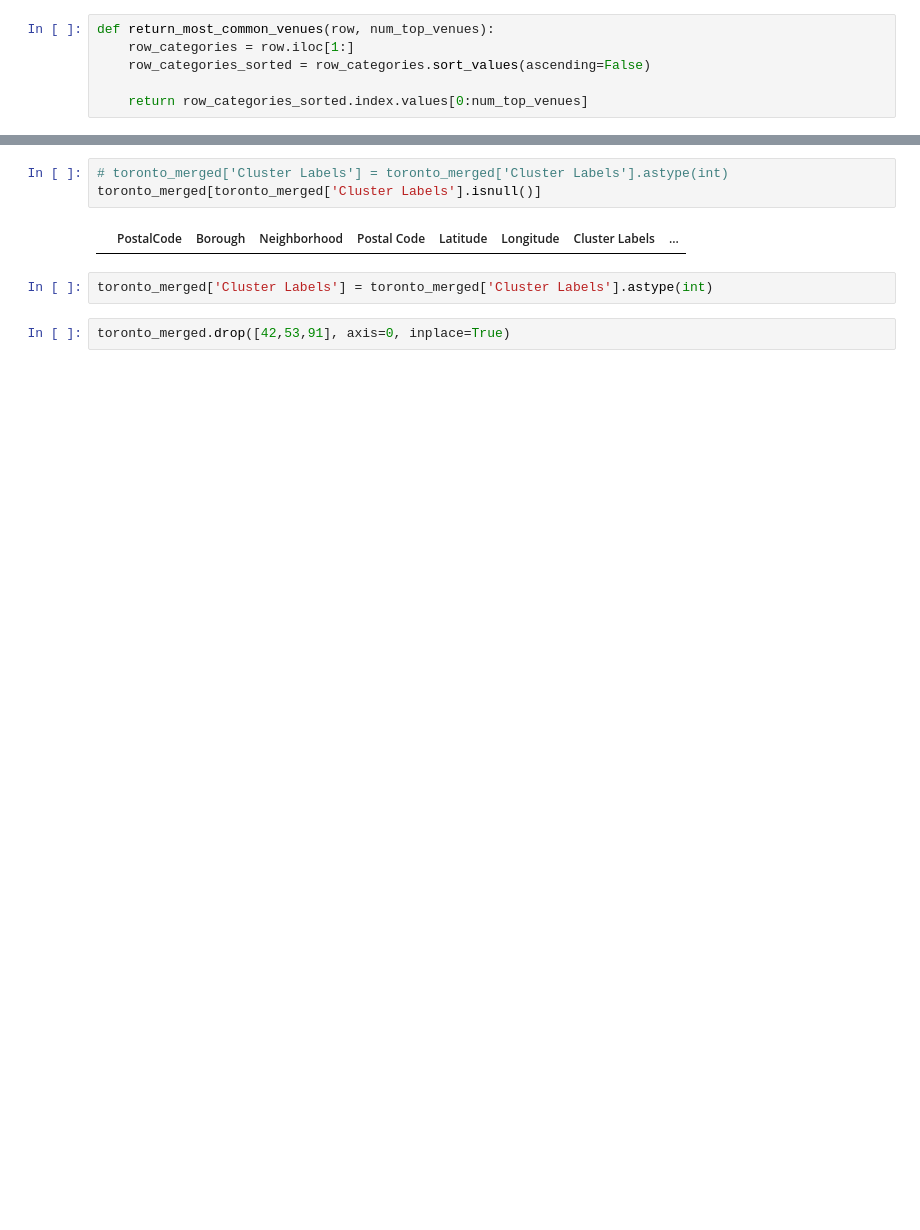
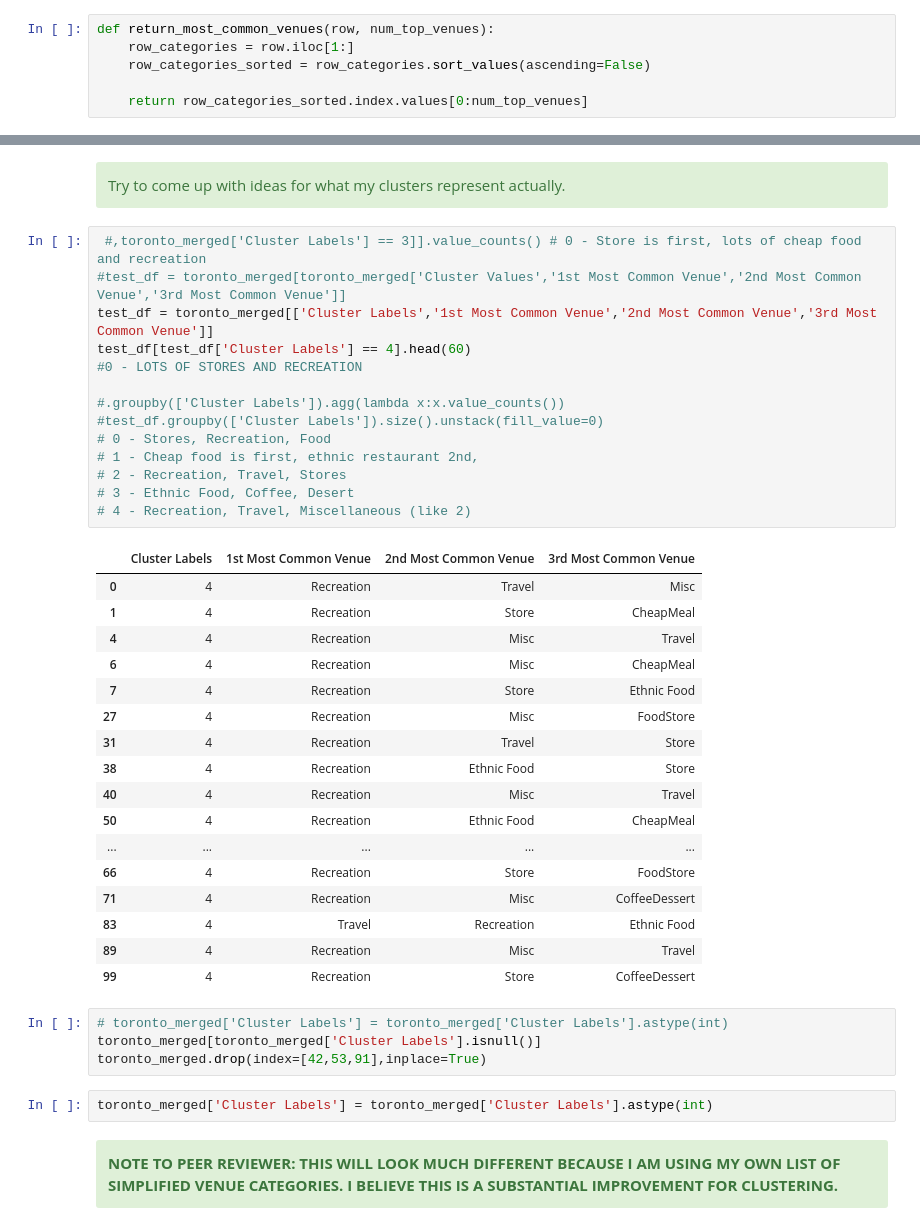
Before and after one commit to gmaland/Coursera_Capstone, a Jupyter notebook: Toronto_FourSquare.ipynb, the cells around one changed output, grey strips where cells are left out. Cells and saved outputs as stored; diff of their text form; blank space fills up the shorter version.

```diff
--- a/Toronto_FourSquare.ipynb
+++ b/Toronto_FourSquare.ipynb
@@ -431,12 +399,49 @@ toronto_merged.head() # check the last columns!
+# %% [markdown]
+<div class="alert alert-block alert-success">
+Try to come up with ideas for what my clusters represent actually.
+</div>
+# %%
+ #,toronto_merged['Cluster Labels'] == 3]].value_counts() # 0 - Store is first, lots of cheap food and recreation
+#test_df = toronto_merged[toronto_merged['Cluster Values','1st Most Common Venue','2nd Most Common Venue','3rd Most Common Venue']]
+test_df = toronto_merged[['Cluster Labels','1st Most Common Venue','2nd Most Common Venue','3rd Most Common Venue']]
+test_df[test_df['Cluster Labels'] == 4].head(60)
+#0 - LOTS OF STORES AND RECREATION
+
+#.groupby(['Cluster Labels']).agg(lambda x:x.value_counts())
+#test_df.groupby(['Cluster Labels']).size().unstack(fill_value=0)
+# 0 - Stores, Recreation, Food
+# 1 - Cheap food is first, ethnic restaurant 2nd,
+# 2 - Recreation, Travel, Stores
+# 3 - Ethnic Food, Coffee, Desert
+# 4 - Recreation, Travel, Miscellaneous (like 2)
+# %% [output]
+|  | Cluster Labels | 1st Most Common Venue | 2nd Most Common Venue | 3rd Most Common Venue |
+| 0 | 4 | Recreation | Travel | Misc |
+| 1 | 4 | Recreation | Store | CheapMeal |
+| 4 | 4 | Recreation | Misc | Travel |
+| 6 | 4 | Recreation | Misc | CheapMeal |
+| 7 | 4 | Recreation | Store | Ethnic Food |
+| 27 | 4 | Recreation | Misc | FoodStore |
+| 31 | 4 | Recreation | Travel | Store |
+| 38 | 4 | Recreation | Ethnic Food | Store |
+| 40 | 4 | Recreation | Misc | Travel |
+| 50 | 4 | Recreation | Ethnic Food | CheapMeal |
+| ... | ... | ... | ... | ... |
+| 66 | 4 | Recreation | Store | FoodStore |
+| 71 | 4 | Recreation | Misc | CoffeeDessert |
+| 83 | 4 | Travel | Recreation | Ethnic Food |
+| 89 | 4 | Recreation | Misc | Travel |
+| 99 | 4 | Recreation | Store | CoffeeDessert |
 # %%
 # toronto_merged['Cluster Labels'] = toronto_merged['Cluster Labels'].astype(int)
 toronto_merged[toronto_merged['Cluster Labels'].isnull()]
+toronto_merged.drop(index=[42,53,91],inplace=True)
-# %% [output]
-|  | PostalCode | Borough | Neighborhood | Postal Code | Latitude | Longitude | Cluster Labels | ... |
 # %%
 toronto_merged['Cluster Labels'] = toronto_merged['Cluster Labels'].astype(int)
-# %%
-toronto_merged.drop([42,53,91], axis=0, inplace=True)
+# %% [markdown]
+<div class="alert alert-block alert-success">
+<b>NOTE TO PEER REVIEWER: THIS WILL LOOK MUCH DIFFERENT BECAUSE I AM USING MY OWN LIST OF SIMPLIFIED VENUE CATEGORIES. I BELIEVE THIS IS A SUBSTANTIAL IMPROVEMENT FOR CLUSTERING.</b>
+</div>
 # %%
 # create map
 map_clusters = folium.Map(location=[ave_lat, ave_long], zoom_start=11)
```
Also changed, not shown: parts of 12 cells of this notebook.
